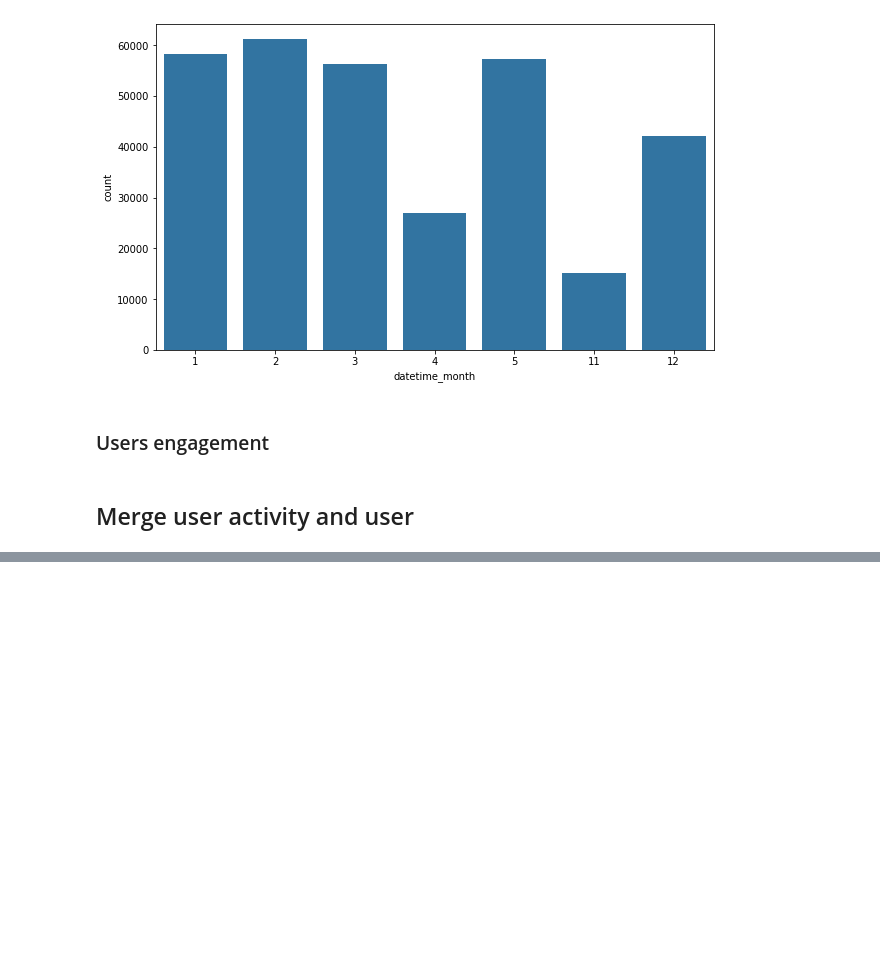
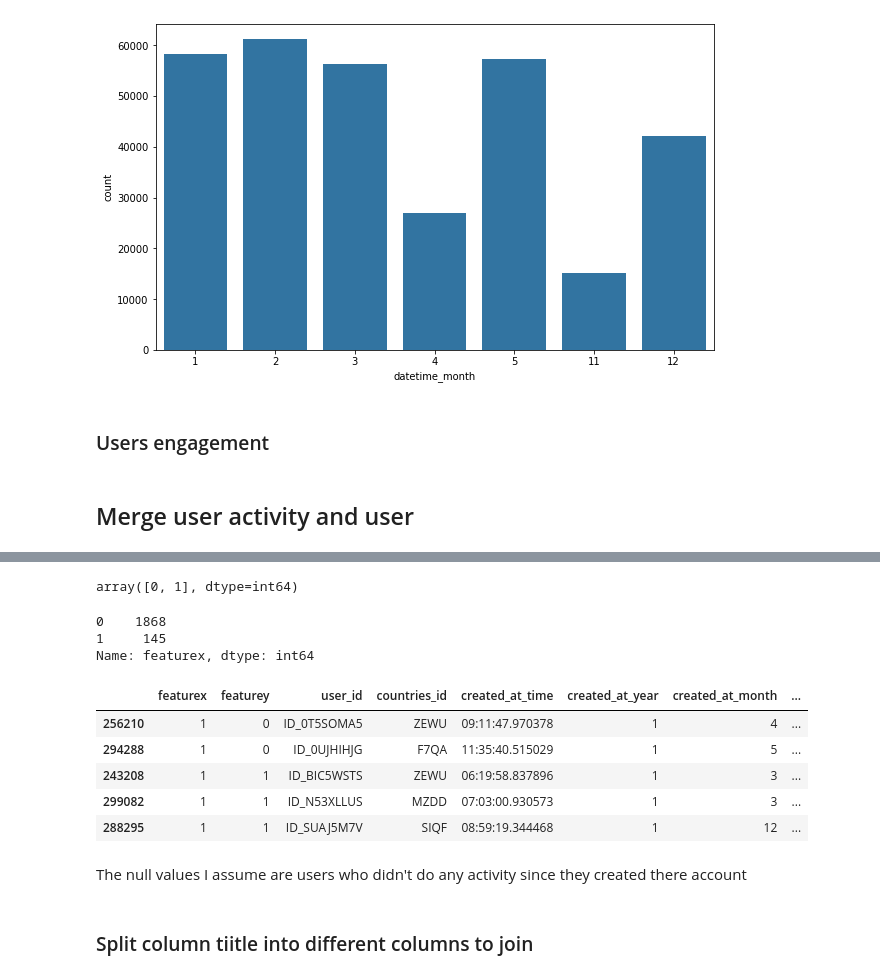
Before and after one commit to BochaberiDaisy/Zindi-New-User-Engagement-Prediction-Challenge, a Jupyter notebook: EDA.ipynb, the cells around one changed output, grey strips where cells are left out. Drawn from its saved outputs; the diff is of its cells as text; code cells hidden in the pictures; blank space fills up the shorter version.

```diff
--- a/EDA.ipynb
+++ b/EDA.ipynb
@@ -384,0 +399,2 @@ memory usage: 29.8+ MB
+# %%
+null = df[df.datetime_month.isnull()]
@@ -384,0 +424,24 @@ memory usage: 29.8+ MB
+# %%
+null.featurex.unique()
+# %% [output]
+array([0, 1], dtype=int64)
+# %%
+null.featurex.value_counts()
+# %% [output]
+0    1868
+1     145
+Name: featurex, dtype: int64
+# %%
+null1=null[null.featurex==1]
+null1.sample(5)
+# %% [output]
+|  | featurex | featurey | user_id | countries_id | created_at_time | created_at_year | created_at_month | ... |
+| 256210 | 1 | 0 | ID_0T5SOMA5 | ZEWU | 09:11:47.970378 | 1 | 4 | ... |
+| 294288 | 1 | 0 | ID_0UJHIHJG | F7QA | 11:35:40.515029 | 1 | 5 | ... |
+| 243208 | 1 | 1 | ID_BIC5WSTS | ZEWU | 06:19:58.837896 | 1 | 3 | ... |
+| 299082 | 1 | 1 | ID_N53XLLUS | MZDD | 07:03:00.930573 | 1 | 3 | ... |
+| 288295 | 1 | 1 | ID_SUAJ5M7V | SIQF | 08:59:19.344468 | 1 | 12 | ... |
+# %% [markdown]
+The null values I assume are users who didn't do any activity since they created there account
+# %% [markdown]
+### Split column tiitle into different columns to join
```
Also changed, not shown: parts of 15 cells of this notebook.
